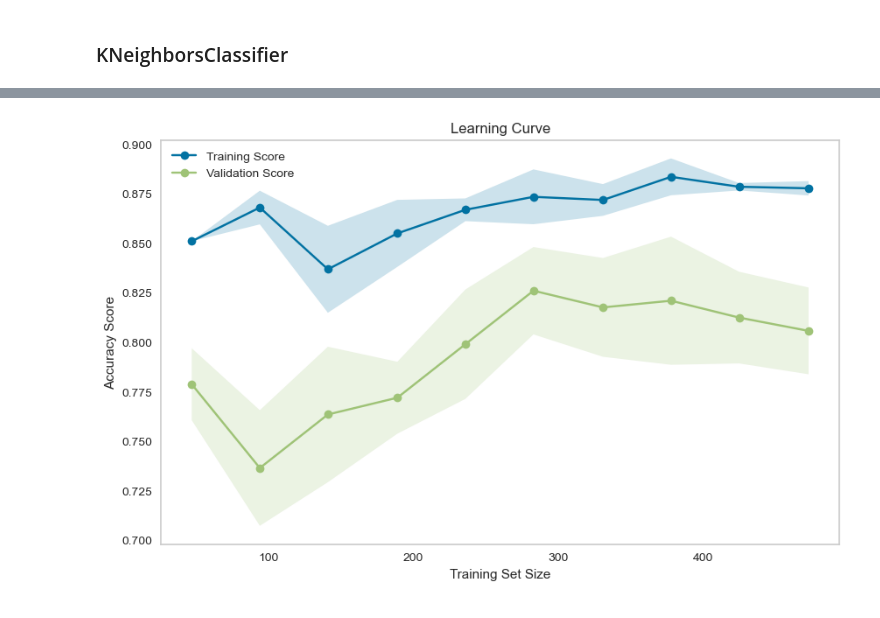
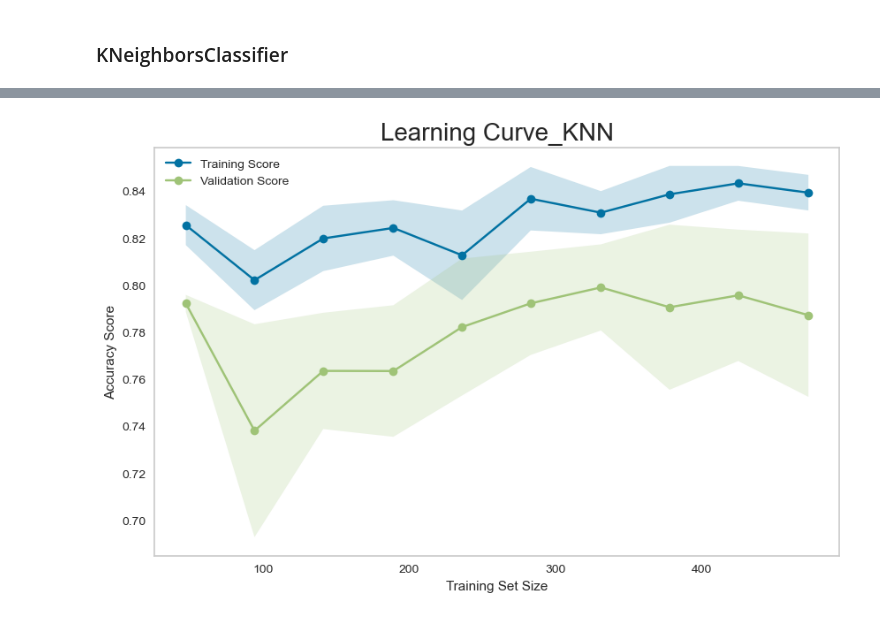
Before and after one commit to hozhao87/Cancer_Drug_Prediction_with_Machine_Learning_Model, a Jupyter notebook: drug_response_prediction_breast_cancer_sum_2.ipynb, the cells around one changed output, grey strips where cells are left out. Cells and saved outputs as stored; diff of their text form; code cells hidden in the pictures.

```diff
--- a/drug_response_prediction_breast_cancer_sum_2.ipynb
+++ b/drug_response_prediction_breast_cancer_sum_2.ipynb
@@ -321,0 +376,3 @@ df.to_csv('breast_cancer_mRNA_data_sum.csv', index=False)
+# %%
+ercc_genes = [gene for gene in df.columns if 'ERCC' in gene]
+df.drop(columns=ercc_genes, inplace=True)
@@ -321,0 +388,6 @@ df.to_csv('breast_cancer_mRNA_data_sum.csv', index=False)
+# %%
+df= df.rename(columns={'LOC100131943': 'SPECC1', 'LOC644096 ':'SDHAF1', 'LOC153328':'SLC25A48'})
+df['SDHAF1'] = df[['SDHAF1', 'SDHAF1']].max(axis=1)
+df['SLC25A48'] = df[['SLC25A48', 'SLC25A48']].max(axis=1)
+df['SPECC1'] = df[['SPECC1', 'SPECC1']].max(axis=1)
+df = df.loc[:, ~df.columns.duplicated()]
@@ -649,0 +914,18 @@ plt.show()
+# %%
+param_grid = {
+    'n_neighbors': [3, 5, 7, 9],
+    'algorithm': ['auto', 'kd_tree'],
+    'p': [1, 2],
+    'metric': ['minkowski', 'manhattan']
+}
+
+# Instantiate the model
+knn = KNeighborsClassifier()
+
+# Perform grid search with cross-validation
+grid_search = GridSearchCV(knn, param_grid, cv=5, error_score='raise')
+grid_search.fit(X_train, y_train)
+
+# Print the best parameters and the corresponding score
+print("Best parameters:", grid_search.best_params_)
+print("Best cross-validation score:", grid_search.best_score_)
@@ -758,44 +1078,38 @@ Best cross-validation score: 0.8243697478991596
-# %%
-
-# Initialize the model with the best parameters
-knn = KNeighborsClassifier(**best_params)
-
-# Fit the model to the training data
-knn.fit(X_train, y_train)
-
-# If you want to make predictions on the test set
-y_pred = knn.predict(X_)
 # %%
-best_params = {'algorithm': 'auto', 'metric': 'minkowski', 'n_neighbors': 5, 'p': 2}
+
+
+best_params = {'algorithm': 'auto', 'metric': 'minkowski', 'n_neighbors': 9, 'p': 2}
 pipe = make_pipeline(StandardScaler(), KNeighborsClassifier(**best_params))
 pipe.fit(X_train, y_train)
 y_pred = pipe.predict(X_train)
 
 from sklearn.model_selection import learning_curve
 
 # Generate learning curve data
 train_sizes, train_scores, val_scores = learning_curve(
     pipe, X_train, y_train, cv=5, scoring='accuracy', train_sizes=np.linspace(0.1, 1.0, 10)
 )
 
 # Calculate mean and standard deviation
 train_scores_mean = train_scores.mean(axis=1)
 train_scores_std = train_scores.std(axis=1)
 val_scores_mean = val_scores.mean(axis=1)
 val_scores_std = val_scores.std(axis=1)
 
 # Plot the learning curve
 plt.figure(figsize=(10, 6))
 plt.plot(train_sizes, train_scores_mean, label="Training Score", marker='o')
 plt.fill_between(train_sizes, train_scores_mean - train_scores_std, train_scores_mean + train_scores_std, alpha=0.2)
 plt.plot(train_sizes, val_scores_mean, label="Validation Score", marker='o')
 plt.fill_between(train_sizes, val_scores_mean - val_scores_std, val_scores_mean + val_scores_std, alpha=0.2)
 
 plt.xlabel("Training Set Size")
 plt.ylabel("Accuracy Score")
 plt.title("Learning Curve")
 plt.legend()
+plt.title("Learning Curve_KNN", fontsize=20)
 plt.grid()
+plt.savefig('learning_score_knn.png', bbox_inches="tight")
 plt.show()
 # %% [output]
-[figure, old version]
+[figure, new version]
```
Also changed, not shown: parts of 37 cells of this notebook, 7 other files.
